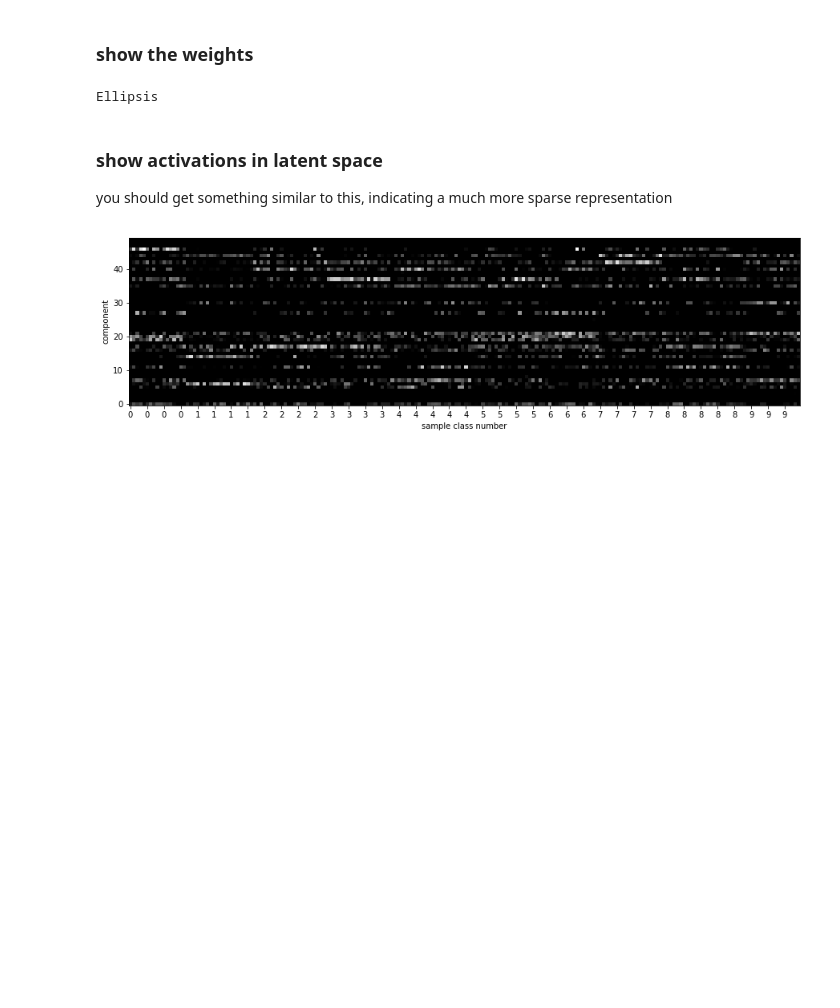
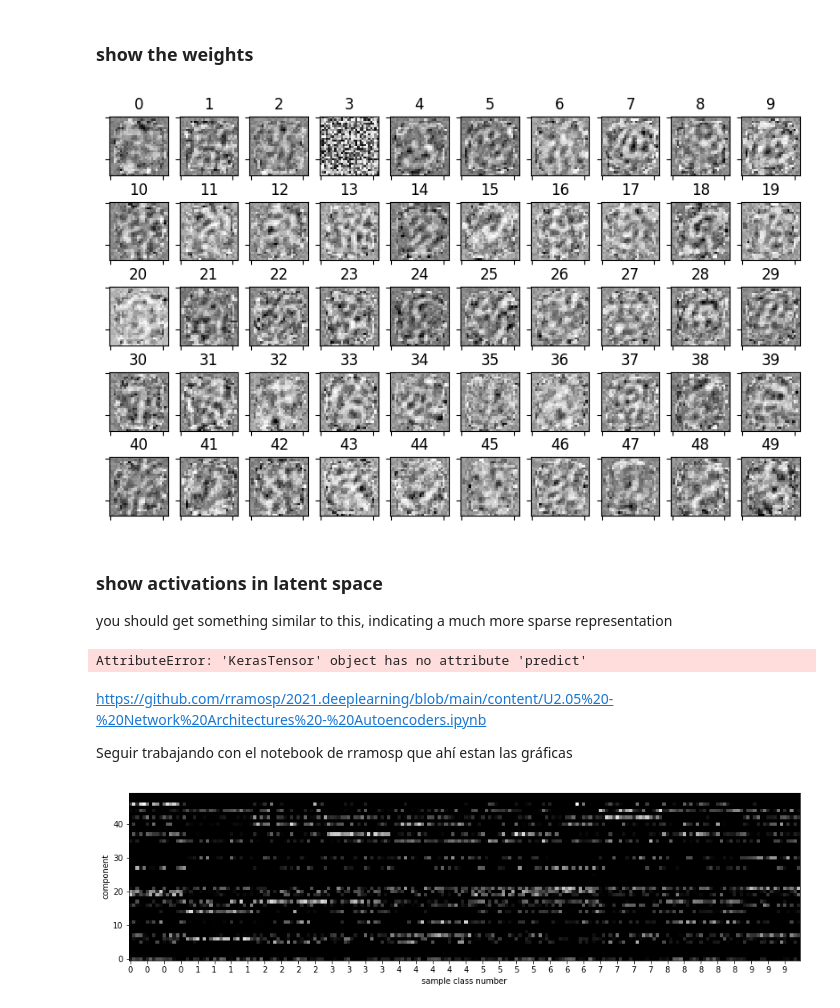
Before and after one commit to Jflorez05/Especializaci-n, a Jupyter notebook: [TALLER1a]_Autoencoders.ipynb, the cells around one changed output. Drawn from its saved outputs; the diff is of its cells as text; code cells hidden in the pictures; blank space fills up the shorter version.

```diff
--- a/[TALLER1a]_Autoencoders.ipynb
+++ b/[TALLER1a]_Autoencoders.ipynb
@@ -141,7 +141,7 @@ Model: "functional_6"
  Trainable params: 79,234 (309.51 KB)
  Non-trainable params: 0 (0.00 B)
 # %%
-model, encoder = get_model(input_dim=X.shape[1], code_size=50, beta=0.05)
+model, encoder = get_model(input_dim=X.shape[1], code_size=50, beta=0.001)
 # %% [markdown]
 try with larger layer, try with more layers
 # %%
@@ -202,13 +202,53 @@ for i in range(len(X_sample)):
 # %% [markdown]
 ### show the weights
-# %%
-...
-# %% [output]
-Ellipsis
+# %%
+#Show the weights
+import matplotlib.pyplot as plt
+
+fig = plt.figure(figsize=(10,6))
+# Assuming 'encoder' is a layer within a model,
+# you can access its weights using model.layers
+for i, layer in enumerate(model.layers): # Iterate through layers in the model
+    if layer.name == "encoder":  # Replace with the actual name of your encoder layer
+        encoder_layer = layer  # Store the actual encoder layer
+        break  # Stop searching once found
+
+for i in range(50):
+    ax=fig.add_subplot(5,10,i+1)
+    # Now use encoder_layer to get the weights
+    plt.imshow(encoder_layer.get_weights()[0][:,i].reshape(28,28), interpolation="nearest", cmap = plt.cm.Greys_r)
+    ax.set_title(i)
+    ax.set_xticklabels([])
+    ax.set_yticklabels([])
+# %% [output]
+[figure, added]
 # %% [markdown]
 ### show activations in latent space
 
 you should get something similar to this, indicating a much more sparse representation
+# %%
+# prompt: Del modelo que se viene construyendo puedes crear una grafica en la que se vean las activaciones en el espacio latente para las diferentes clases
+
+# Obtain the latent space representations for the training data
+latent_representations = encoder.predict(X_train)
+
+# Create a scatter plot of the latent space representations, colored by class label
+plt.figure(figsize=(10, 8))
+for i in range(10):  # Assuming you have 10 classes (digits 0-9)
+  indices = np.where(y_train == i)
+  plt.scatter(latent_representations[indices, 0], latent_representations[indices, 1], label=str(i))
+
+plt.xlabel("Latent Dimension 1")
+plt.ylabel("Latent Dimension 2")
+plt.title("Latent Space Representation of MNIST Digits")
+plt.legend()
+plt.show()
+# %% [output]
+AttributeError: 'KerasTensor' object has no attribute 'predict'
+# %% [markdown]
+https://github.com/rramosp/2021.deeplearning/blob/main/content/U2.05%20-%20Network%20Architectures%20-%20Autoencoders.ipynb
+
+Seguir trabajando con el notebook de rramosp que ahí estan las gráficas
 # %%
 from IPython.display import Image
 Image(filename='local/imgs/ae_sparse_activations.png')
```
Also changed, not shown: parts of 2 cells of this notebook.
